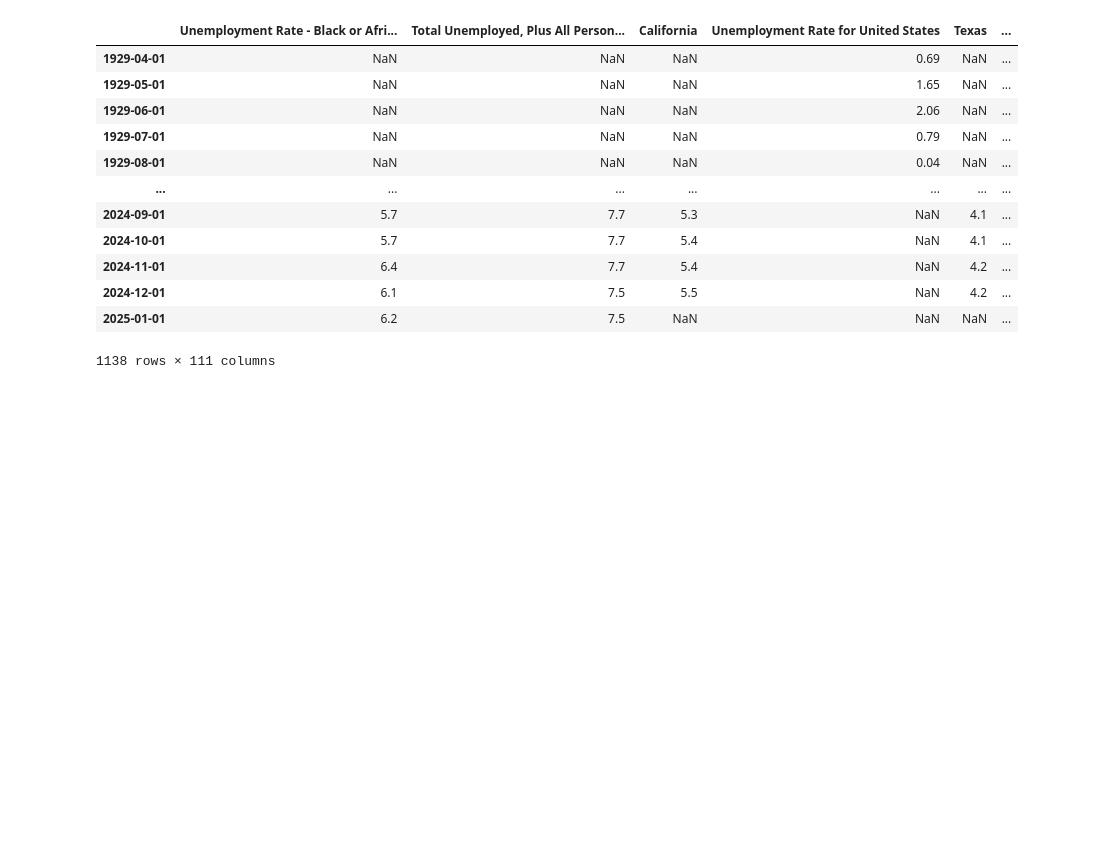
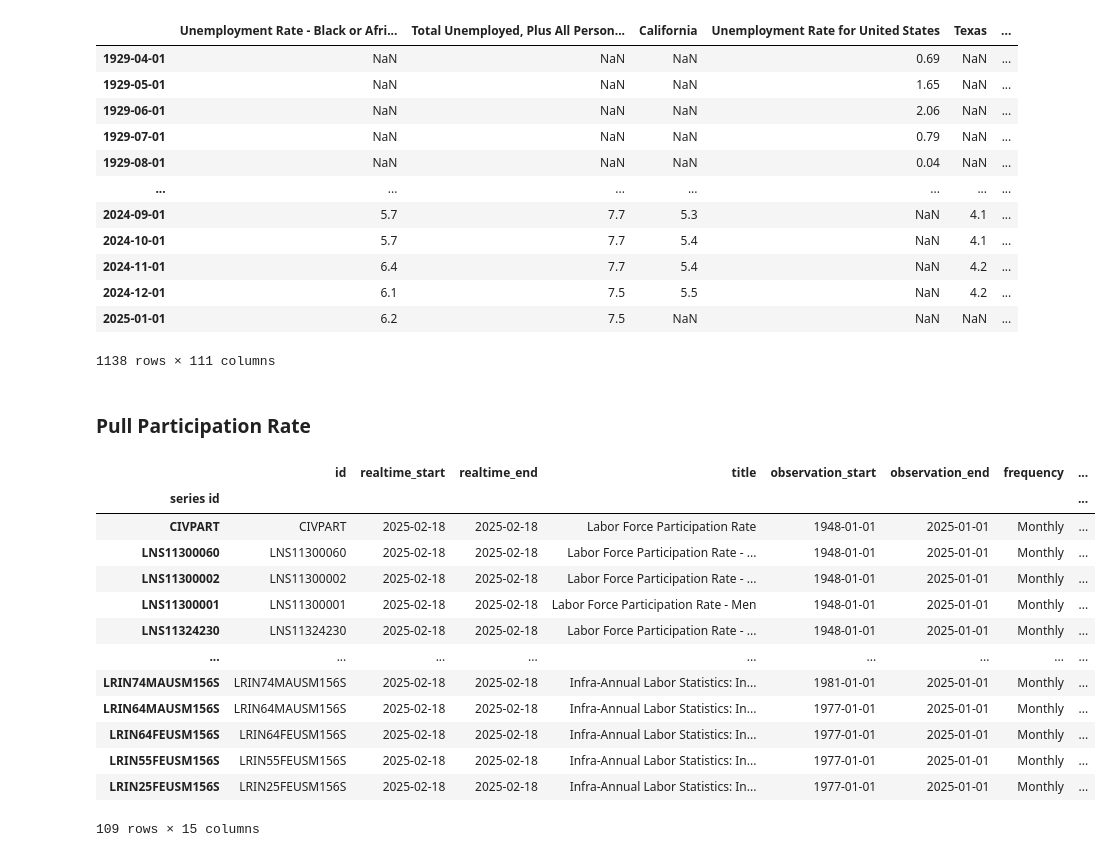
Before and after one commit to kaan4dev/econAnalysis, a Jupyter notebook: econ.ipynb, the cells around one changed output. Drawn from its saved outputs; the diff is of its cells as text; code cells hidden in the pictures; blank space fills up the shorter version.

```diff
--- a/econ.ipynb
+++ b/econ.ipynb
@@ -184,3 +148,25 @@ unemp_states
 | 2024-12-01 | 6.1 | 7.5 | 5.5 | NaN | 4.2 | ... |
 | 2025-01-01 | 6.2 | 7.5 | NaN | NaN | NaN | ... |
 1138 rows × 111 columns
+# %% [markdown]
+### Pull Participation Rate
+# %%
+part_df = fred.search('participation rate state', filter=('frequency', 'Monthly'))
+part_df = part_df.query('seasonal_adjustment == "Seasonally Adjusted" and units == "Percent"')
+
+part_df
+# %% [output]
+|  | id | realtime_start | realtime_end | title | observation_start | observation_end | frequency | ... |
+| series id |  |  |  |  |  |  |  | ... |
+| CIVPART | CIVPART | 2025-02-18 | 2025-02-18 | Labor Force Participation Rate | 1948-01-01 | 2025-01-01 | Monthly | ... |
+| LNS11300060 | LNS11300060 | 2025-02-18 | 2025-02-18 | Labor Force Participation Rate - ... | 1948-01-01 | 2025-01-01 | Monthly | ... |
+| LNS11300002 | LNS11300002 | 2025-02-18 | 2025-02-18 | Labor Force Participation Rate - ... | 1948-01-01 | 2025-01-01 | Monthly | ... |
+| LNS11300001 | LNS11300001 | 2025-02-18 | 2025-02-18 | Labor Force Participation Rate - Men | 1948-01-01 | 2025-01-01 | Monthly | ... |
+| LNS11324230 | LNS11324230 | 2025-02-18 | 2025-02-18 | Labor Force Participation Rate - ... | 1948-01-01 | 2025-01-01 | Monthly | ... |
+| ... | ... | ... | ... | ... | ... | ... | ... | ... |
+| LRIN74MAUSM156S | LRIN74MAUSM156S | 2025-02-18 | 2025-02-18 | Infra-Annual Labor Statistics: In... | 1981-01-01 | 2025-01-01 | Monthly | ... |
+| LRIN64MAUSM156S | LRIN64MAUSM156S | 2025-02-18 | 2025-02-18 | Infra-Annual Labor Statistics: In... | 1977-01-01 | 2025-01-01 | Monthly | ... |
+| LRIN64FEUSM156S | LRIN64FEUSM156S | 2025-02-18 | 2025-02-18 | Infra-Annual Labor Statistics: In... | 1977-01-01 | 2025-01-01 | Monthly | ... |
+| LRIN55FEUSM156S | LRIN55FEUSM156S | 2025-02-18 | 2025-02-18 | Infra-Annual Labor Statistics: In... | 1977-01-01 | 2025-01-01 | Monthly | ... |
+| LRIN25FEUSM156S | LRIN25FEUSM156S | 2025-02-18 | 2025-02-18 | Infra-Annual Labor Statistics: In... | 1977-01-01 | 2025-01-01 | Monthly | ... |
+109 rows × 15 columns
```
Also changed, not shown: parts of 6 cells of this notebook, 1 other file.
